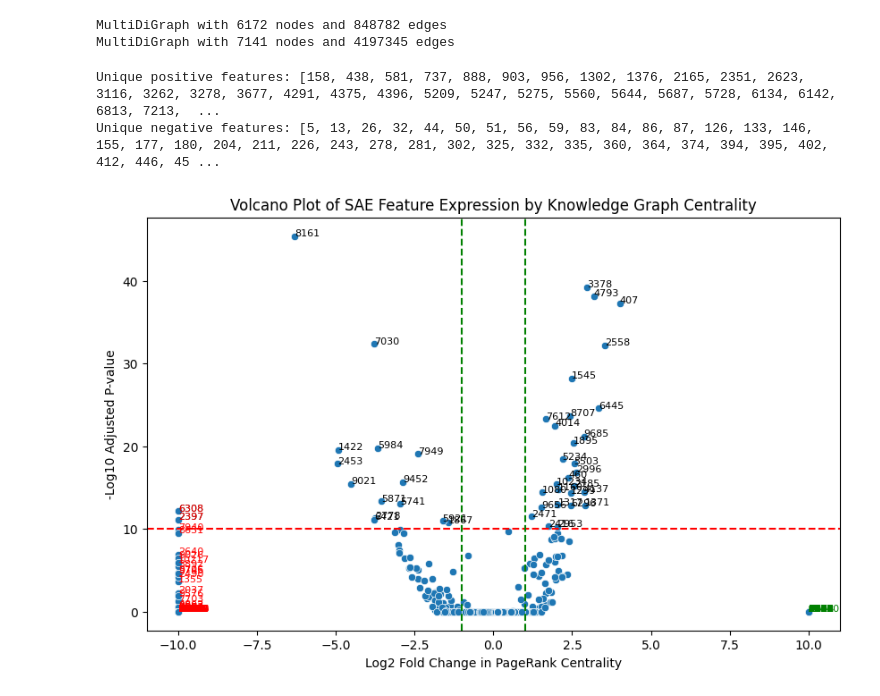
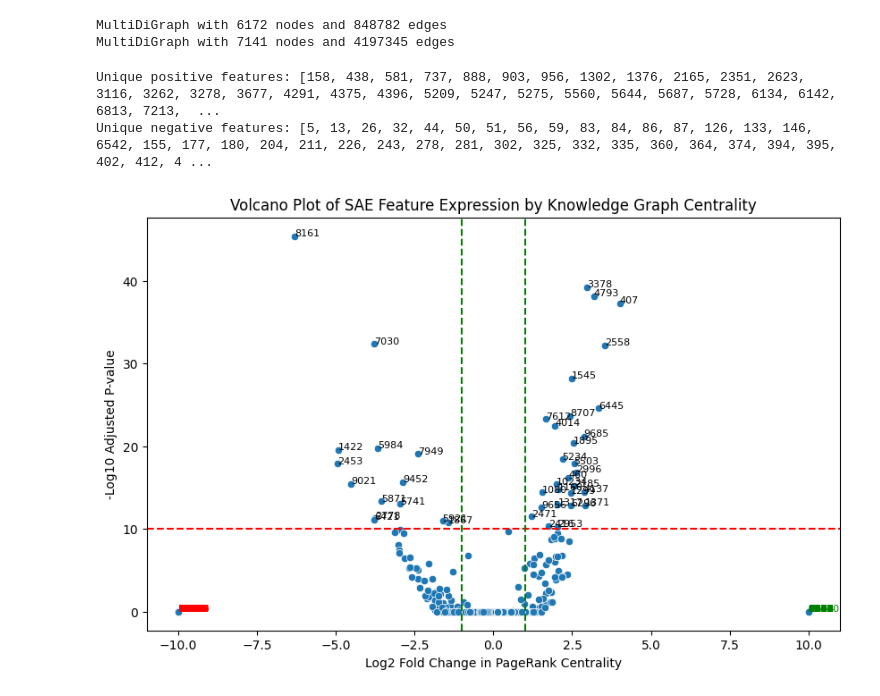
Before and after one commit to ek775/Hidden-State-Genomics, a Jupyter notebook: notebook_stash/KG_feature_diff.ipynb, the cells around one changed output. Saved outputs shown, nothing was run; the diff lists cells and outputs as text; code cells hidden in the pictures.

```diff
--- a/notebook_stash/KG_feature_diff.ipynb
+++ b/notebook_stash/KG_feature_diff.ipynb
@@ -36,19 +36,25 @@ for node in cent_diff.keys():
     pos_value = pos_cent_nodes.get(node, 0)
     neg_value = neg_cent_nodes.get(node, 0)
 
+    calc_p = True
+
     # calculate log2 fold change
     if neg_value == 0:
         cent_diff[node] = 10
+        calc_p = False
     elif pos_value/neg_value == 0:
         cent_diff[node] = -10
+        calc_p = False
     else:
         cent_diff[node] = np.log2(pos_value / neg_value)
     # calculate pairwise t-test p-value (some degree of variance is assumed)
-    p = stats.ttest_ind_from_stats(mean1=pos_value, std1=0.0001, nobs1=10,
-                                   mean2=neg_value, std2=0.0001, nobs2=10,
-                                   equal_var=True).pvalue
-    cent_diff[node] = (cent_diff[node], p)
-
+    if calc_p:
+        p = stats.ttest_ind_from_stats(mean1=pos_value, std1=0.0001, nobs1=10,
+                                       mean2=neg_value, std2=0.0001, nobs2=10,
+                                       equal_var=True).pvalue
+        cent_diff[node] = (cent_diff[node], p)
+    else:
+        cent_diff[node] = (cent_diff[node], 1)
 # apply bonferroni correction
 num_tests = len(cent_diff) * 10 # account for re-sampling / variance assumption in p-value calculation
 for node in cent_diff.keys():
@@ -64,35 +70,35 @@ neg_log10_p_values = [-np.log10(p) if p > 0 else 0 for p in p_values]
 
 adj_p_threshold = 1e-10
 plt.figure(figsize=(10, 6))
 sns.scatterplot(x=log2fc_values, y=neg_log10_p_values)
 plt.title("Volcano Plot of SAE Feature Expression by Knowledge Graph Centrality")
 plt.xlabel("Log2 Fold Change in PageRank Centrality")
 plt.ylabel("-Log10 Adjusted P-value")
 plt.axhline(y=-np.log10(adj_p_threshold), color='r', linestyle='--')
 plt.axvline(x=1, color='g', linestyle='--')
 plt.axvline(x=-1, color='g', linestyle='--')
 # add labels for significant points and outliers
 unique_pos = []
 unique_neg = []
 for node, (log2fc, adj_p) in cent_diff.items():
     if adj_p < adj_p_threshold and abs(log2fc) > 1:
         plt.text(log2fc, -np.log10(adj_p), node, fontsize=8)
     # highlight unique features
     if log2fc == 10:
         plt.text(log2fc, -np.log10(adj_p), node, fontsize=8, color='green')
         unique_pos.append(node)
     elif log2fc == -10:
         plt.text(log2fc, -np.log10(adj_p), node, fontsize=8, color='red')
         unique_neg.append(node)
 
 print("Unique positive features:", unique_pos)
 print("Unique negative features:", unique_neg)
 
 plt.show()
 # %% [output]
 Unique positive features: [158, 438, 581, 737, 888, 903, 956, 1302, 1376, 2165, 2351, 2623, 3116, 3262, 3278, 3677, 4291, 4375, 4396, 5209, 5247, 5275, 5560, 5644, 5687, 5728, 6134, 6142, 6813, 7213,  ...
-Unique negative features: [5, 13, 26, 32, 44, 50, 51, 56, 59, 83, 84, 86, 87, 126, 133, 146, 155, 177, 180, 204, 211, 226, 243, 278, 281, 302, 325, 332, 335, 360, 364, 374, 394, 395, 402, 412, 446, 45 ...
+Unique negative features: [5, 13, 26, 32, 44, 50, 51, 56, 59, 83, 84, 86, 87, 126, 133, 146, 6542, 155, 177, 180, 204, 211, 226, 243, 278, 281, 302, 325, 332, 335, 360, 364, 374, 394, 395, 402, 412, 4 ...
-[figure, old version]
+[figure, new version]
 # %%
 # with refined cisplatin binding KG data from Nair and Richi
 with open("data/refined_cisplt_bind.json") as f:
```
Also changed, not shown: parts of 1 cell of this notebook.
